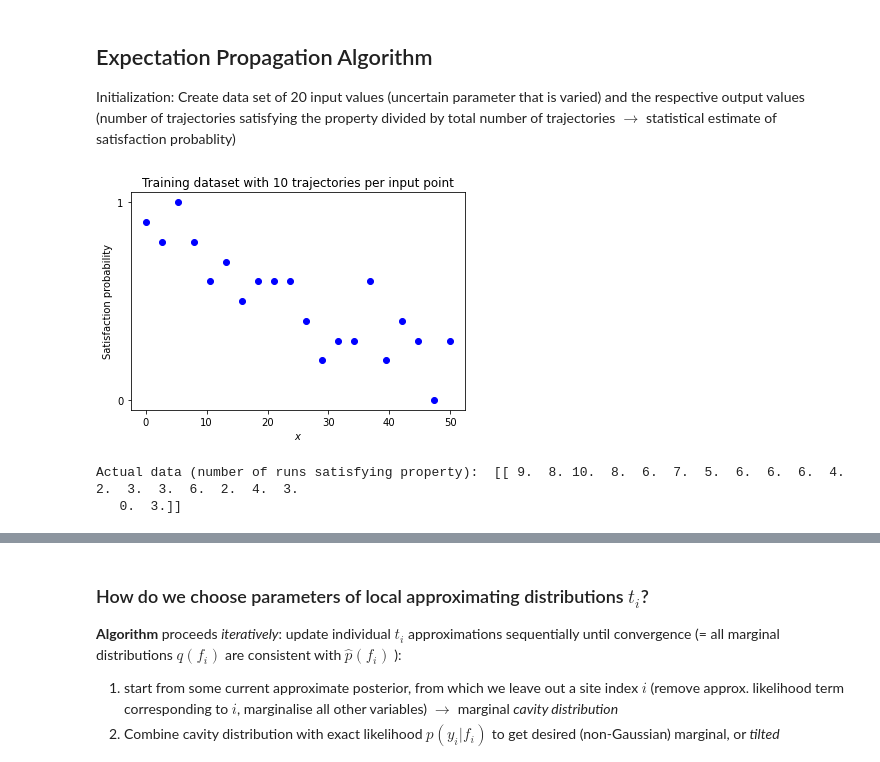
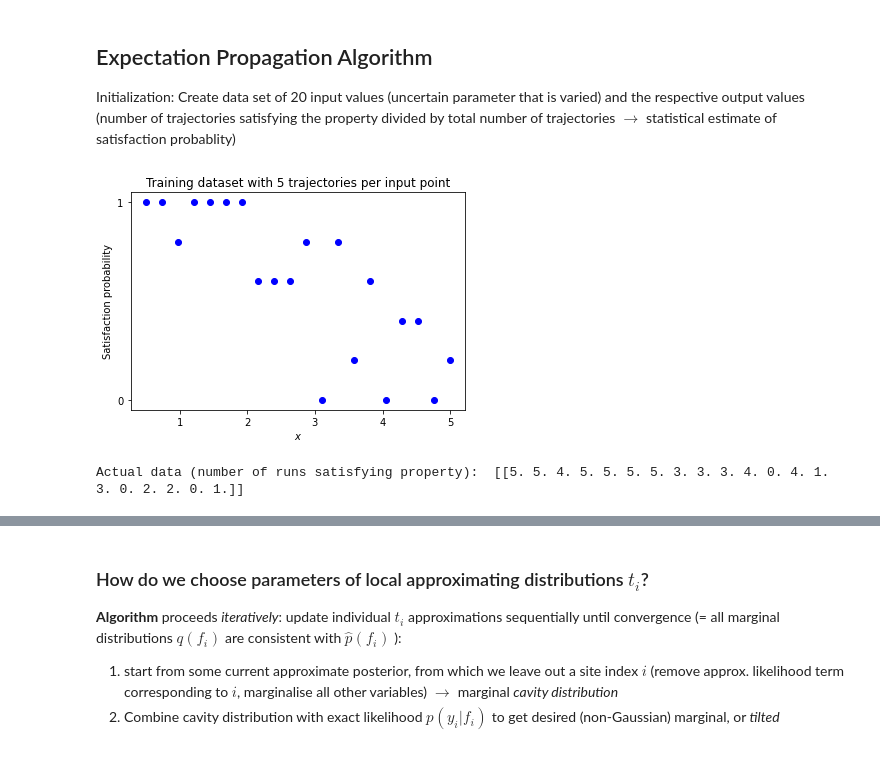
Before and after one commit to juliakln/MasterThesis, a Jupyter notebook: gpr/Smoothed Model Checking - multiple observations.ipynb, the cells around one changed output, grey strips where cells are left out. Drawn from its saved outputs; the diff is of its cells as text; code cells hidden in the pictures.

```diff
--- a/gpr/Smoothed Model Checking - multiple observations.ipynb
+++ b/gpr/Smoothed Model Checking - multiple observations.ipynb
@@ -625,37 +627,30 @@ Initialization: Create data set of 20 input values (uncertain parameter that is
 # %%
 ## configuration and data
 
+# data from Bortolussi paper
 simulation_runs = scale = 5  # number of trajectories per input point
 paramValueSet = np.linspace(0.5, 5, 20).reshape(-1,1) # uncertain input parameter that is varied = population size
 datapoints = len(paramValueSet)  # number of input points
 paramValueOutputs = np.array([1,1,0.8,1,1,1,1,0.6,0.6,0.6,0.8,0,0.8,0.2,0.6,0,0.4,0.4,0,0.2]).reshape(-1,1) # statistical outputs of satisfaction
 data = trainingSet = [paramValueSet, paramValueOutputs] # set as training set for GP
-
-simulation_runs = scale = 10  # number of trajectories per input point
-paramValueSet = np.linspace(0, 50, 20).reshape(-1,1) # uncertain input parameter that is varied = population size
-datapoints = len(paramValueSet)  # number of input points
-paramValueOutputs = (np.array([9,8,10,8,6,7,5,6,6,6,4,2,3,3,6,2,4,3,0,3])/scale).reshape(-1,1) # statistical outputs of satisfaction
-data = trainingSet = [paramValueSet, paramValueOutputs] # set as training set for GP
-
 
 correction = 1e-4
 
 # define default hyperparameters for all kernels
 params = {'var': 1/scale,
           'ell': 3,
           'var_b': 1,
           'off': 1}
 
 # plot training data
 plt.scatter(paramValueSet, paramValueOutputs, marker='o', c='blue')
 plt.title(f'Training dataset with {simulation_runs} trajectories per input point')
 plt.xlabel('$x$')
 plt.ylabel('Satisfaction probability')
 plt.yticks([0, 1])
 plt.show()
 
 print("Actual data (number of runs satisfying property): ", (paramValueOutputs * scale).reshape(1,-1))
 # %% [output]
-[figure, old version]
+[figure, new version]
-Actual data (number of runs satisfying property):  [[ 9.  8. 10.  8.  6.  7.  5.  6.  6.  6.  4.  2.  3.  3.  6.  2.  4.  3.
-   0.  3.]]
+Actual data (number of runs satisfying property):  [[5. 5. 4. 5. 5. 5. 5. 3. 3. 3. 4. 0. 4. 1. 3. 0. 2. 2. 0. 1.]]
```
Also changed, not shown: parts of 7 cells of this notebook, 4 other files.
